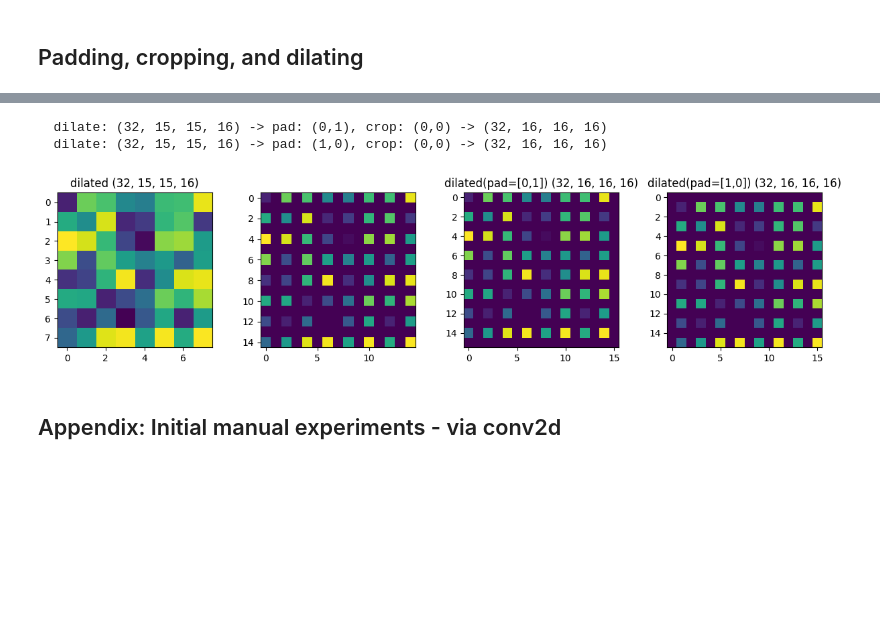
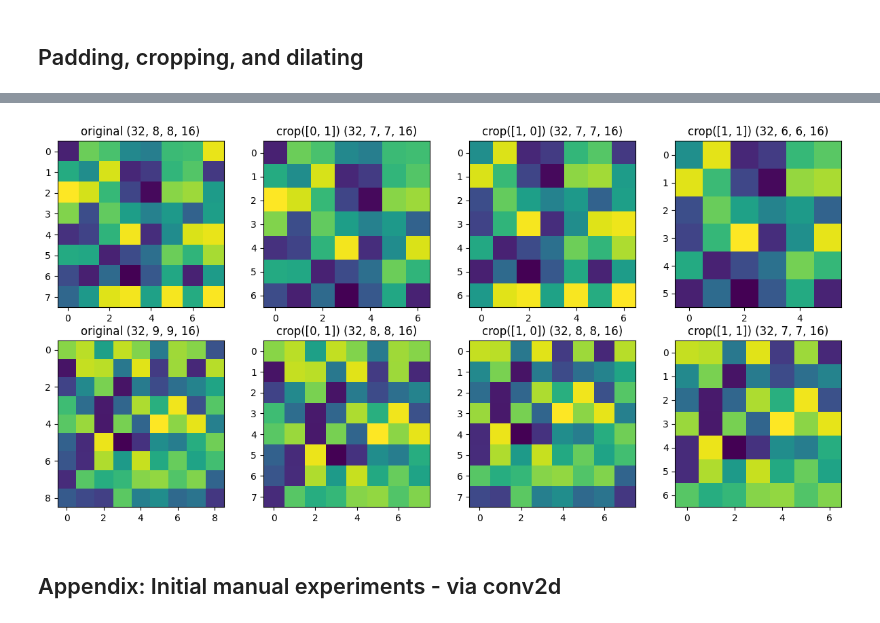
Before and after one commit to malcolmlett/training-instrumentation-toolkit, a Jupyter notebook: Learning_visualisations_v12c_ConvBackprop.ipynb, the cells around one changed output, grey strips where cells are left out. Cells and saved outputs as stored; diff of their text form; code cells hidden in the pictures; blank space fills up the shorter version.

```diff
--- a/Learning_visualisations_v12c_ConvBackprop.ipynb
+++ b/Learning_visualisations_v12c_ConvBackprop.ipynb
@@ -280,2 +272,20 @@ TensorShape([32, 6, 6, 16])
 # %% [markdown]
 ## Padding, cropping, and dilating
+# %%
+# dilating
+tf.random.set_seed(36)
+xs = [tf.random.uniform((32, 8, 8, 16)), tf.random.uniform((32, 9, 9, 16))]
+
+plt.figure(figsize=(14,6))
+for i, x in enumerate(xs):
+  x2 = dilate(x, 2)
+
+  plt.subplot(2,4,i*4+1)
+  plt.title(f"original {x.shape}")
+  plt.imshow(x[0, :, :, 0])
+
+  plt.subplot(2,4,i*4+2)
+  plt.title(f"dilate(2) {x2.shape}")
+  plt.imshow(x2[0, :, :, 0])
+
+plt.show()
@@ -282,33 +294,48 @@ TensorShape([32, 6, 6, 16])
 # %%
+# cropping
 tf.random.set_seed(36)
-x = tf.random.uniform((32, 8, 8, 16))
-x2 = dilate(x, stride=2, extra_pad=[0, 0])
-x3 = dilate(x, stride=2, extra_pad=[0, 1])
-x4 = dilate(x, stride=2, extra_pad=[1, 0])
+xs = [tf.random.uniform((32, 8, 8, 16)), tf.random.uniform((32, 9, 9, 16))]
 
-plt.figure(figsize=(15,3))
+plt.figure(figsize=(15,7))
+for i, x in enumerate(xs):
+  x2 = tf_crop(x, [
+      [0, 0],
+      [0, 1],
+      [0, 1],
+      [0, 0]]
+  )
+  x3 = tf_crop(x, [
+      [0, 0],
+      [1, 0],
+      [1, 0],
+      [0, 0]]
+  )
+  x4 = tf_crop(x, [
+      [0, 0],
+      [1, 1],
+      [1, 1],
+      [0, 0]]
+  )
 
-plt.subplot(1,4,1)
-plt.title(f"original {x.shape}")
-plt.imshow(x[0, :, :, 0])
+  plt.subplot(2,4,i*4+1)
+  plt.title(f"original {x.shape}")
+  plt.imshow(x[0, :, :, 0])
 
-plt.title(f"dilated {x2.shape}")
-plt.subplot(1,4,2)
-plt.imshow(x2[0, :, :, 0])
+  plt.subplot(2,4,i*4+2)
+  plt.title(f"crop([0, 1]) {x2.shape}")
+  plt.imshow(x2[0, :, :, 0])
 
-plt.subplot(1,4,3)
-plt.title(f"dilated(pad=[0,1]) {x3.shape}")
-plt.imshow(x3[0, :, :, 0])
+  plt.subplot(2,4,i*4+3)
+  plt.title(f"crop([1, 0]) {x3.shape}")
+  plt.imshow(x3[0, :, :, 0])
 
-plt.subplot(1,4,4)
-plt.title(f"dilated(pad=[1,0]) {x4.shape}")
-plt.imshow(x4[0, :, :, 0])
+  plt.subplot(2,4,i*4+4)
+  plt.title(f"crop([1, 1]) {x4.shape}")
+  plt.imshow(x4[0, :, :, 0])
 
 plt.show()
 # %% [output]
-  dilate: (32, 15, 15, 16) -> pad: (0,1), crop: (0,0) -> (32, 16, 16, 16)
-  dilate: (32, 15, 15, 16) -> pad: (1,0), crop: (0,0) -> (32, 16, 16, 16)
-[figure, old version]
+[figure, new version]
 # %% [markdown]
 ## Appendix: Initial manual experiments - via conv2d
 # %%
```
Also changed, not shown: parts of 4 cells of this notebook.
